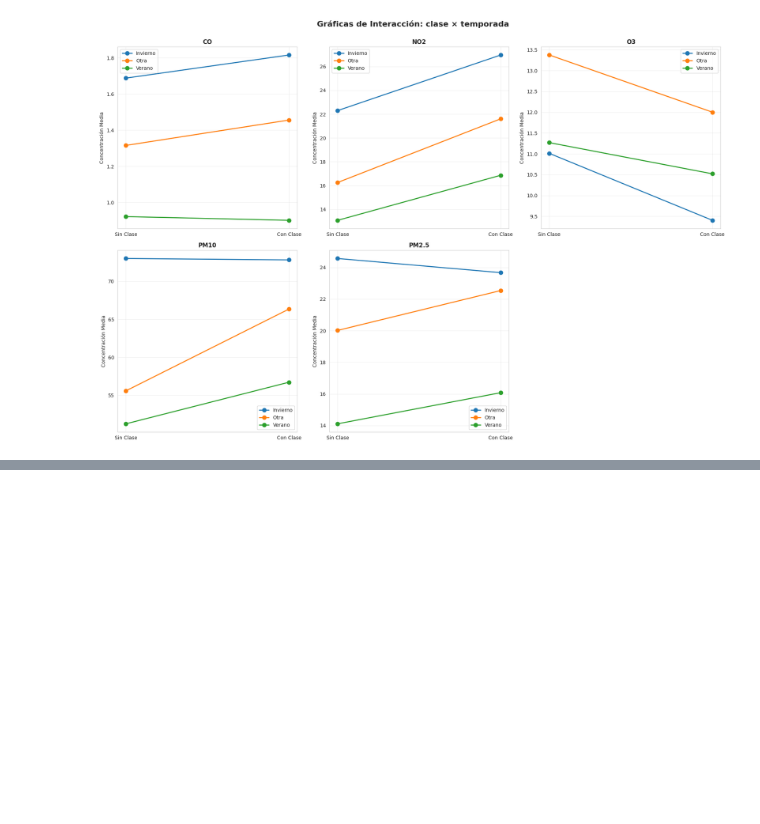
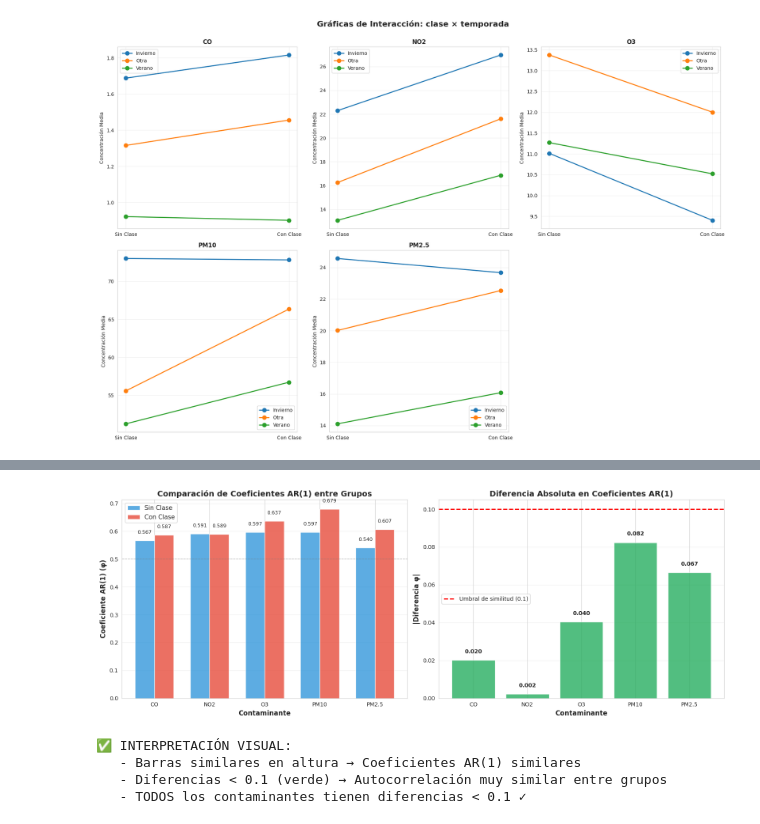
Before and after one commit to anareyes06/Reto-multivariados-equipo-3, a Jupyter notebook: codigos/04_modelo_1.ipynb, the cells around one changed output, grey strips where cells are left out. Drawn from its saved outputs; the diff is of its cells as text; code cells hidden in the pictures; blank space fills up the shorter version.

```diff
--- a/codigos/04_modelo_1.ipynb
+++ b/codigos/04_modelo_1.ipynb
@@ -550,0 +955,59 @@ plt.show()
+# %%
+# Gráfico comparativo de coeficientes AR(1)
+fig, axes = plt.subplots(1, 2, figsize=(16, 6))
+
+# Gráfico 1: Comparación de coeficientes φ
+ax1 = axes[0]
+x_pos = np.arange(len(contaminantes))
+width = 0.35
+
+bars1 = ax1.bar(x_pos - width/2, ar1_df['φ_sin_clase'], width,
+                label='Sin Clase', color='#3498db', alpha=0.8)
+bars2 = ax1.bar(x_pos + width/2, ar1_df['φ_con_clase'], width,
+                label='Con Clase', color='#e74c3c', alpha=0.8)
+
+ax1.set_xlabel('Contaminante', fontsize=12, weight='bold')
+ax1.set_ylabel('Coeficiente AR(1) (φ)', fontsize=12, weight='bold')
+ax1.set_title('Comparación de Coeficientes AR(1) entre Grupos', fontsize=14, weight='bold')
+ax1.set_xticks(x_pos)
+ax1.set_xticklabels(contaminantes)
+ax1.legend(fontsize=11)
+ax1.grid(axis='y', alpha=0.3)
+ax1.axhline(y=0.5, color='gray', linestyle='--', linewidth=1, alpha=0.5)
+
+# Agregar valores sobre las barras
+for i, (v1, v2) in enumerate(zip(ar1_df['φ_sin_clase'], ar1_df['φ_con_clase'])):
+    ax1.text(i - width/2, v1 + 0.02, f'{v1:.3f}', ha='center', va='bottom', fontsize=9)
+    ax1.text(i + width/2, v2 + 0.02, f'{v2:.3f}', ha='center', va='bottom', fontsize=9)
+
+# Gráfico 2: Diferencia absoluta entre grupos
+ax2 = axes[1]
+colors_diff = ['#27ae60' if x < 0.1 else '#e67e22' for x in ar1_df['Diferencia_φ']]
+bars_diff = ax2.bar(contaminantes, ar1_df['Diferencia_φ'], color=colors_diff, alpha=0.8)
+
+ax2.set_xlabel('Contaminante', fontsize=12, weight='bold')
+ax2.set_ylabel('|Diferencia φ|', fontsize=12, weight='bold')
+ax2.set_title('Diferencia Absoluta en Coeficientes AR(1)', fontsize=14, weight='bold')
+ax2.axhline(y=0.1, color='red', linestyle='--', linewidth=2, label='Umbral de similitud (0.1)')
+ax2.legend(fontsize=10)
+ax2.grid(axis='y', alpha=0.3)
+
+# Agregar valores sobre las barras
+for i, (bar, val) in enumerate(zip(bars_diff, ar1_df['Diferencia_φ'])):
+    height = bar.get_height()
+    ax2.text(bar.get_x() + bar.get_width()/2., height + 0.003,
+             f'{val:.3f}', ha='center', va='bottom', fontsize=10, weight='bold')
+
+plt.tight_layout()
+plt.show()
+
+print("\n✅ INTERPRETACIÓN VISUAL:")
+print("   - Barras similares en altura → Coeficientes AR(1) similares")
+print("   - Diferencias < 0.1 (verde) → Autocorrelación muy similar entre grupos")
+print("   - TODOS los contaminantes tienen diferencias < 0.1 ✓")
+# %% [output]
+[figure, added]
+✅ INTERPRETACIÓN VISUAL:
+   - Barras similares en altura → Coeficientes AR(1) similares
+   - Diferencias < 0.1 (verde) → Autocorrelación muy similar entre grupos
+   - TODOS los contaminantes tienen diferencias < 0.1 ✓
```
Also changed, not shown: parts of 34 cells of this notebook, 2 other files.
